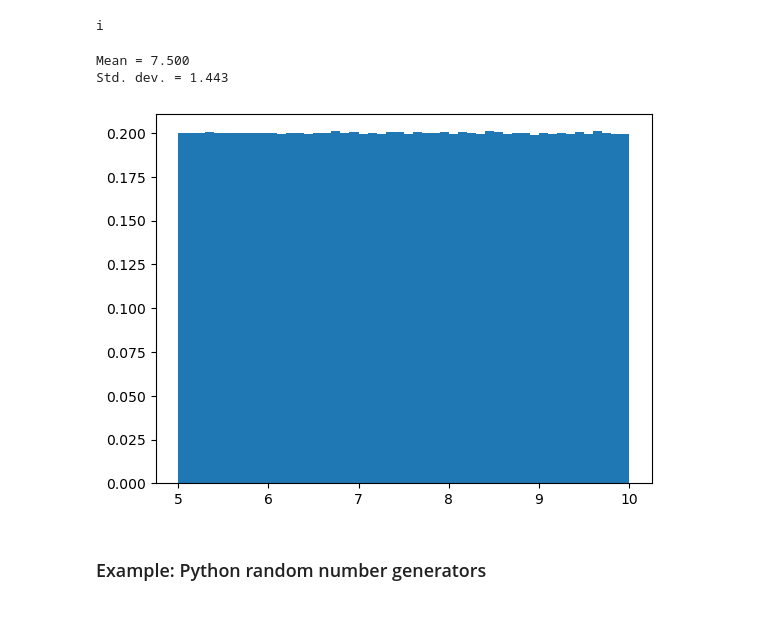
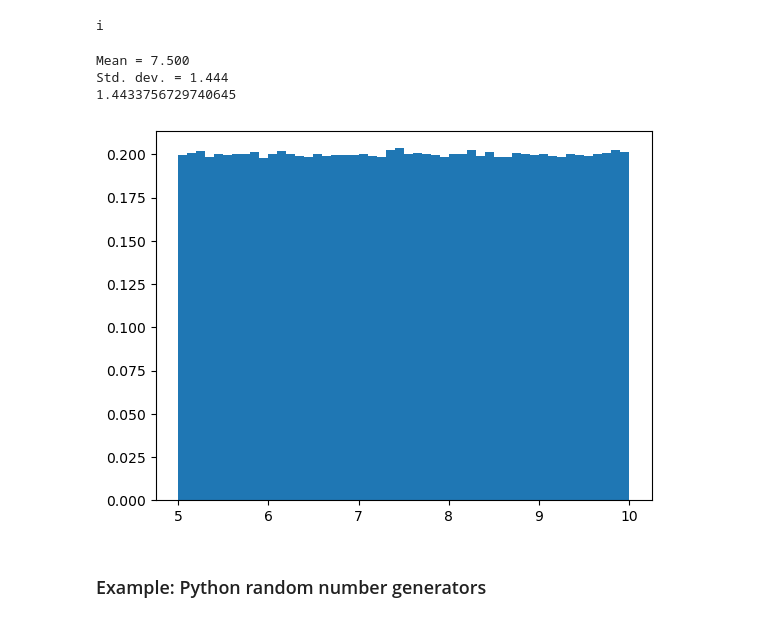
Before and after one commit to ds-connectors/Physics-88-SP24, a Jupyter notebook: Week09/L07/Lecture07.ipynb, the cells around one changed output. Cells and saved outputs as stored; diff of their text form; code cells hidden in the pictures.

```diff
--- a/Week09/L07/Lecture07.ipynb
+++ b/Week09/L07/Lecture07.ipynb
@@ -163,15 +153,17 @@ print (np.random.choice(['a','b','c','d','e','f','g','h','i','j']))
 i
 # %%
 # plot distribution
-ds = np.random.uniform(5,10,size=10000000)
+ds = np.random.uniform(5,10,size=1000000)
 print('Mean = {0:5.3f}'.format(np.mean(ds)))
 print('Std. dev. = {0:5.3f}'.format(np.std(ds)))  # expect (10-5)/sqrt(12)
+print(5/np.sqrt(12))
 plt.hist(ds,50,density=True)
 plt.show()
 # %% [output]
 Mean = 7.500
-Std. dev. = 1.443
+Std. dev. = 1.444
+1.4433756729740645
-[figure, old version]
+[figure, new version]
 # %% [markdown]
 ### Example: Python random number generators
 # %%
```
Also changed, not shown: parts of 10 cells of this notebook, 4 other files.
